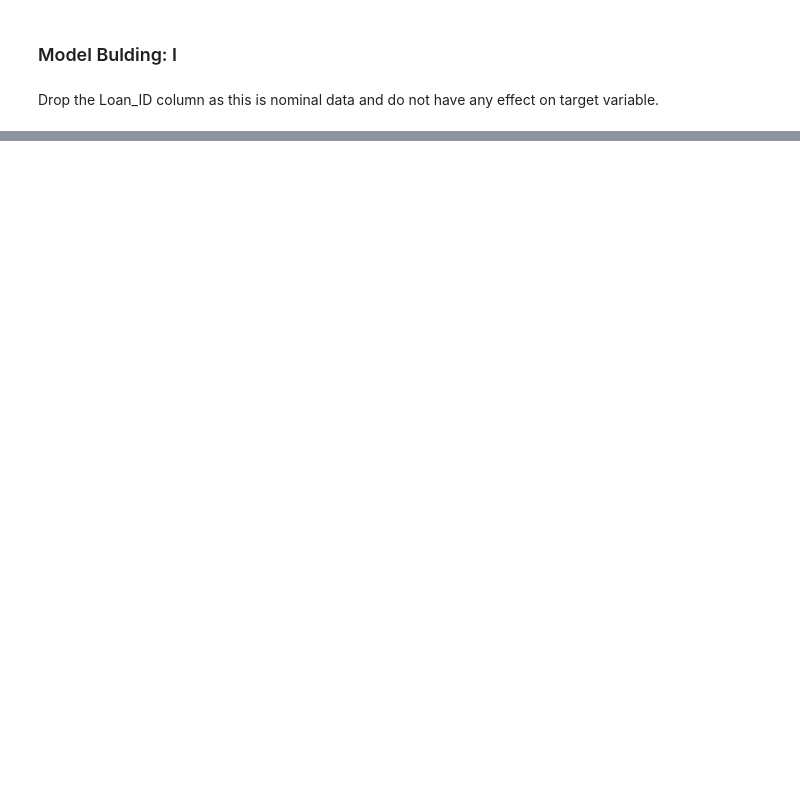
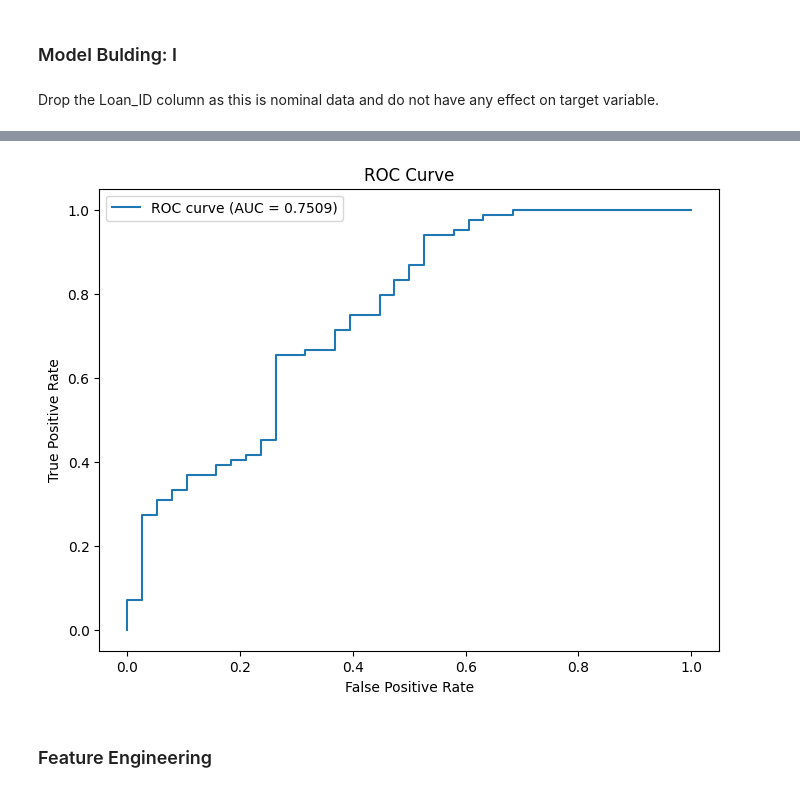
Before and after one commit to incognito-r/Hackathon, a Jupyter notebook: Loan-Prediction/model.ipynb, the cells around one changed output, grey strips where cells are left out. Cells and saved outputs as stored; diff of their text form; code cells hidden in the pictures; blank space fills up the shorter version.

```diff
--- a/Loan-Prediction/model.ipynb
+++ b/Loan-Prediction/model.ipynb
@@ -477,5 +477,5 @@ Since this p-value is extremely small (much less than a common threshold of 0.05
 ### Loan amount - test data
 df_test['LoanAmount_norm'] = np.log1p(df_test['LoanAmount'])
 # %%
-df_train.drop(columns='LoanAmount', inplace=True)
-df_test.drop(columns='LoanAmount', inplace=True)
+# df_train.drop(columns='LoanAmount_norm', inplace=True)
+# df_test.drop(columns='LoanAmount_norm', inplace=True)
@@ -486,3 +513,9 @@ Drop the Loan_ID column as this is nominal data and do not have any effect on ta
 # %%
-df_train.drop(columns='Loan_ID', inplace=True)
-df_test.drop(columns='Loan_ID', inplace=True)
+df_train1 = df_train.drop(columns='Loan_ID')
+df_test1 = df_test.drop(columns='Loan_ID')
+# %%
+df_train1 = pd.get_dummies(df_train1, drop_first=True)
+df_test1 = pd.get_dummies(df_test1, drop_first=True)
+# %%
+X = df_train1.drop(columns=['Loan_Status', 'LoanAmount'])
+y = df_train1['Loan_Status']
@@ -488,0 +563,51 @@ df_test.drop(columns='Loan_ID', inplace=True)
+# %%
+from sklearn.model_selection import StratifiedKFold
+
+model = LogisticRegression(random_state=1, max_iter=1000)
+
+# Initialize Stratified K-Fold
+kf = StratifiedKFold(n_splits=5, shuffle=True, random_state=1)
+
+# Variables to store results
+accuracies = []
+auc_scores = []
+
+# Loop over each fold
+i=1
+for train_idx, test_idx in kf.split(X, y):
+    print(f'\n{i} of kfold {kf.n_splits}')
+    # Split the data
+    X_train, X_valid, y_train, y_valid = X.iloc[train_idx], X.iloc[test_idx], y.iloc[train_idx], y.iloc[test_idx]
+
+    # Fit the model
+    model.fit(X_train, y_train)
+
+    # Make predictions
+    y_pred = model.predict(X_valid)
+    y_pred_proba = model.predict_proba(X_valid)[:, 1]
+
+    # Calculate accuracy and AUC
+    acc = metrics.accuracy_score(y_valid, y_pred)
+    auc = metrics.roc_auc_score(y_valid, y_pred_proba)
+
+    print(f'accuracy_score: {acc}')
+    # Append the scores
+    accuracies.append(acc)
+    auc_scores.append(auc)
+
+    i+=1
+
+# Print mean accuracy and AUC
+print(f"\nMean Accuracy: {sum(accuracies)/len(accuracies):.4f}")
+print(f"Mean AUC: {sum(auc_scores)/len(auc_scores):.4f}")
+
+# Plot ROC curve for the last fold
+fpr, tpr, _ = metrics.roc_curve(y_valid, y_pred_proba)
+plt.figure(figsize=(8, 6))
+plt.plot(fpr, tpr, label=f'ROC curve (AUC = {auc:.4f})')
+plt.xlabel('False Positive Rate')
+plt.ylabel('True Positive Rate')
+plt.title('ROC Curve')
+plt.legend(loc='best')
+plt.show()
+# %% [output]
@@ -488,0 +631 @@ df_test.drop(columns='Loan_ID', inplace=True)
+[figure, added]
@@ -488,0 +644,2 @@ df_test.drop(columns='Loan_ID', inplace=True)
+# %% [markdown]
+### Feature Engineering
```
Also changed, not shown: parts of 38 cells of this notebook, 2 other files.
